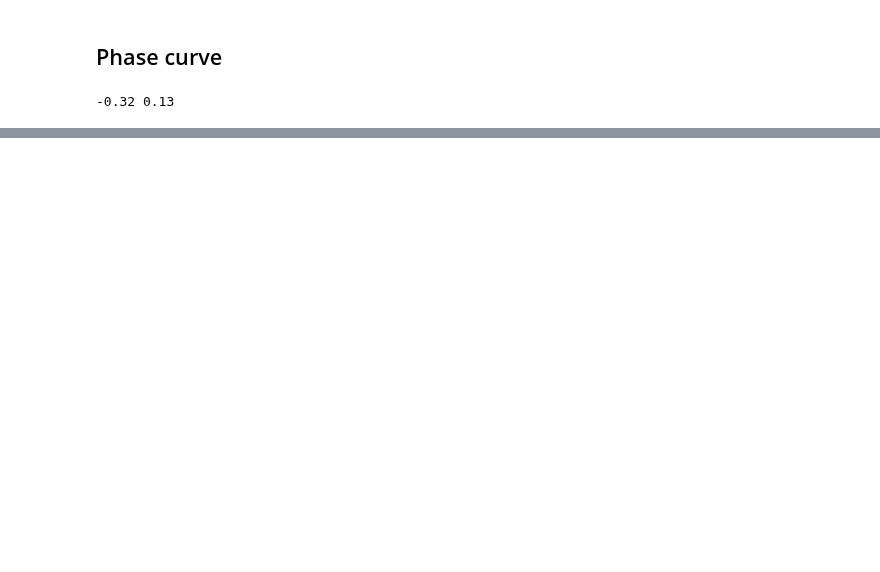
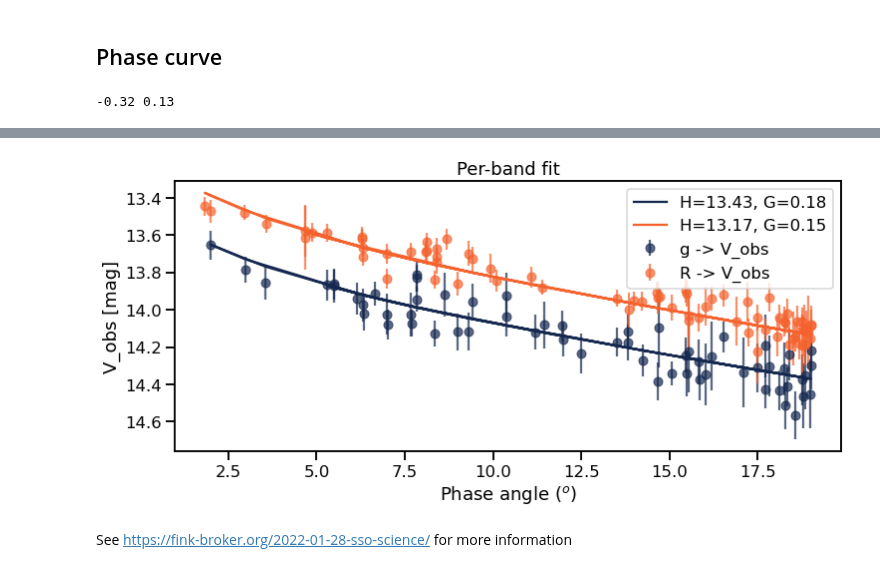
Before and after one commit to astrolabsoftware/fink-tutorials, a Jupyter notebook: sso/fink_sso_imcce.ipynb, the cells around one changed output, grey strips where cells are left out. Saved outputs shown, nothing was run; the diff lists cells and outputs as text; code cells hidden in the pictures; blank space fills up the shorter version.

```diff
--- a/sso/fink_sso_imcce.ipynb
+++ b/sso/fink_sso_imcce.ipynb
@@ -376,0 +354,67 @@ Text(0.5, 1.0, 'Multi-band fit')
+# %%
+fitter = LevMarLSQFitter(calc_uncertainties=True)
+# %%
+fig, ax = plt.subplots(figsize=(12, 5))
+
+kind = 'HG'
+
+for i,f in enumerate(filts):
+    cond = info['i:fid']==f
+
+    # Color conversion
+    if filters[f]=='g':
+        color_sso = V_minus_g
+    else:
+        color_sso = V_minus_r
+
+    obs = Obs.from_dict(
+        {
+            'alpha': info.loc[cond,'Phase'].values * u.deg,
+            'mag': (info.loc[cond,'i:magpsf_red'] + color_sso).values * u.mag,
+        }
+    )
+
+    if kind == 'HG1G2':
+        fitfunc = HG1G2
+        label = 'H={:.2f}, G1={:.2f}, G2={:.2f}'
+    elif kind == 'HG12':
+        fitfunc = HG12
+        label = 'H={:.2f}, G12={:.2f}'
+    elif kind == 'HG':
+        fitfunc = HG
+        label = 'H={:.2f}, G={:.2f}'
+
+    model2 = fitfunc.from_obs(obs, fitter, 'mag', weights=info.loc[cond, 'i:sigmapsf'] * u.mag)
+
+    if model2.cov_matrix is not None:
+        perr = np.sqrt(np.diag(model2.cov_matrix.cov_matrix))
+    else:
+        perr = [np.nan, np.nan, np.nan]
+
+    ax.errorbar(
+        info.loc[cond,'Phase'],
+        info.loc[cond,'i:magpsf_red'] + color_sso,
+        yerr=info.loc[cond,'i:sigmapsf'],
+        label='{:} -> V_obs'.format(filters[f]),
+        linestyle='None',
+        marker='o',
+        color=colors[i],
+        alpha=0.7
+    )
+
+    ax.plot(
+        info.loc[cond,'Phase'],
+        model2.to_mag(info.loc[cond, 'Phase'].values * u.deg, unit=u.deg).to_value(),
+        label=label.format(*model2.parameters),
+        color=colors[i]
+    )
+
+ax.legend(loc='best')
+ax.set_ylim(ax.get_ylim()[::-1])
+ax.set_xlabel('Phase angle ($^o$)')
+ax.set_ylabel('V_obs [mag]')
+ax.set_title('Per-band fit');
+# %% [output]
+[figure, added]
+# %% [markdown]
+See https://fink-broker.org/2022-01-28-sso-science/ for more information
```
Also changed, not shown: parts of 10 cells of this notebook, 1 other file.
